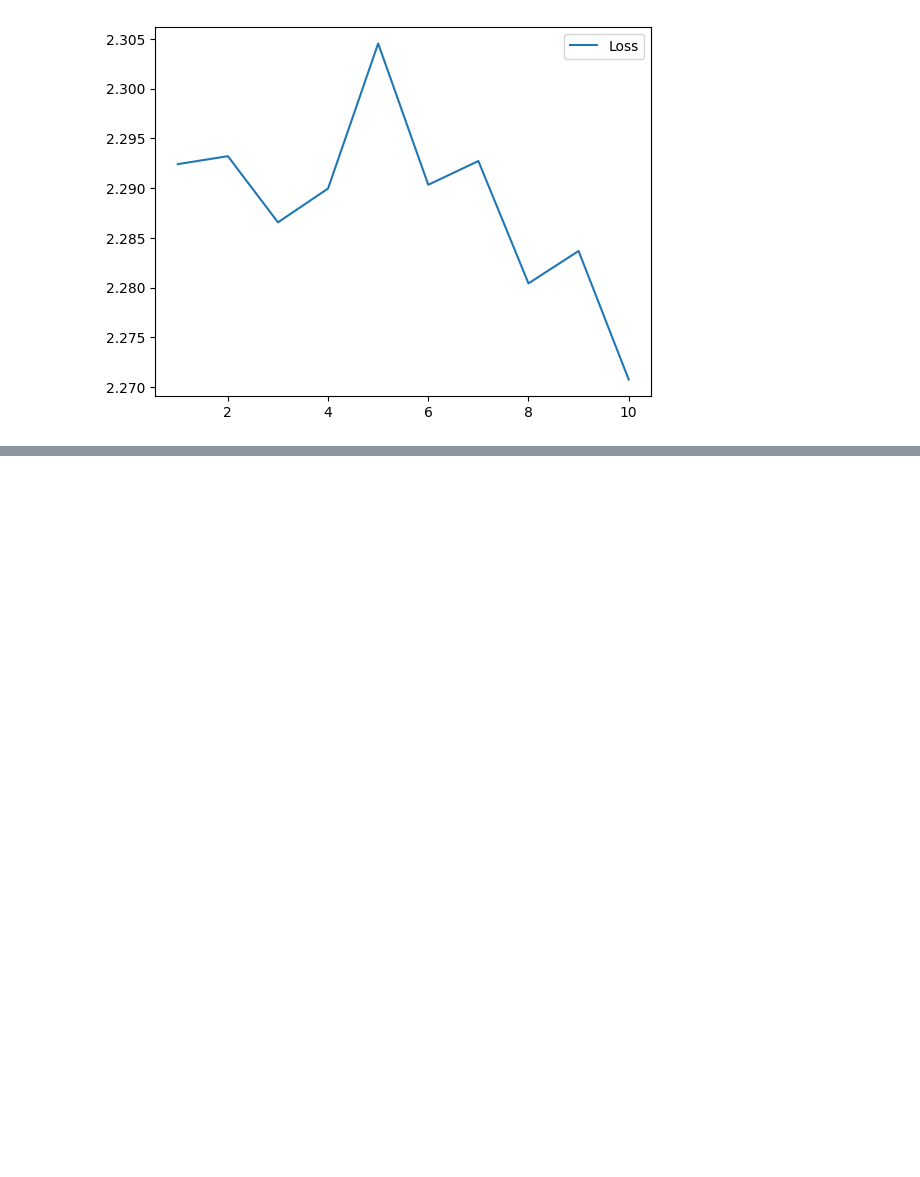
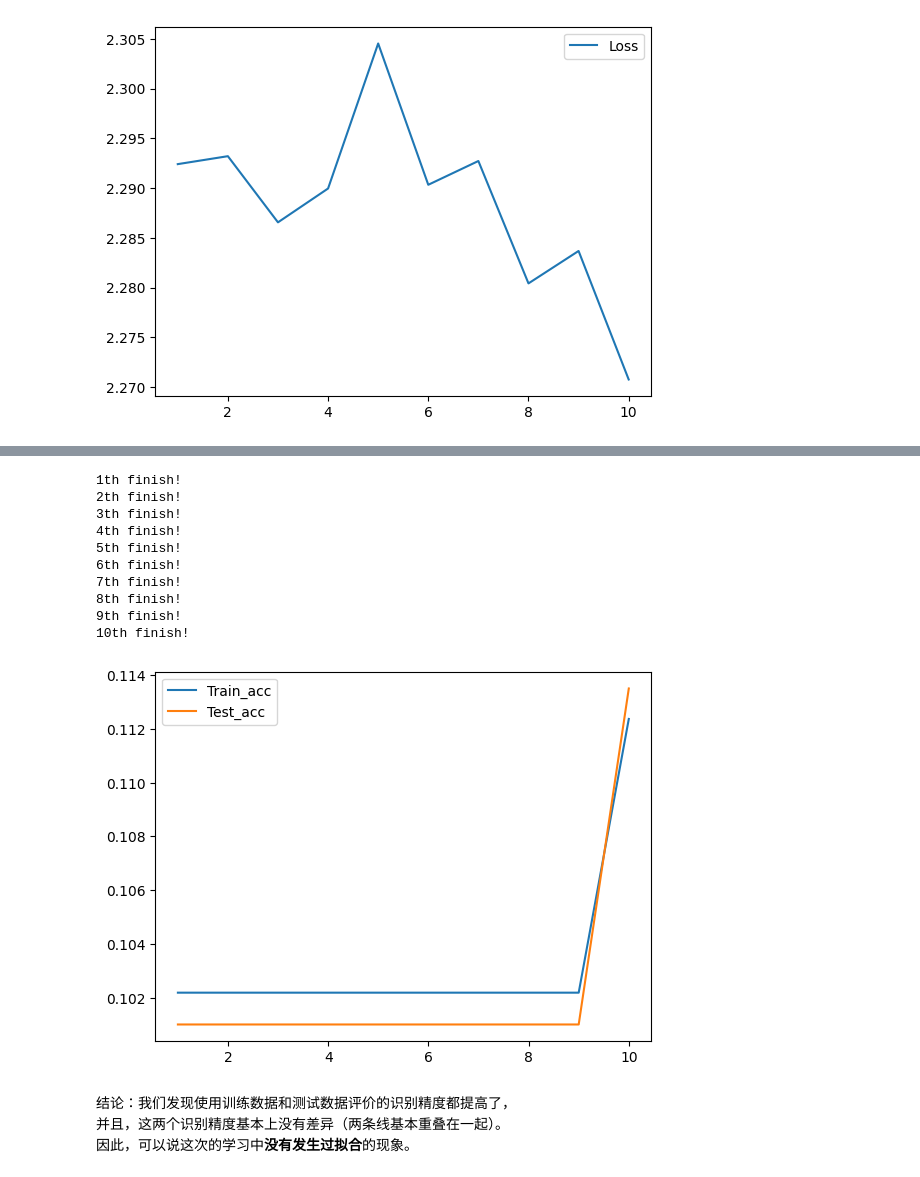
Before and after one commit to cuijunjie18/AI_notebook, a Jupyter notebook: deep_learning/鱼书1-学习算法的应用.ipynb, the cells around one changed output, grey strips where cells are left out. Cells and saved outputs as stored; diff of their text form; code cells hidden in the pictures; blank space fills up the shorter version.

```diff
--- a/deep_learning/鱼书1-学习算法的应用.ipynb
+++ b/deep_learning/鱼书1-学习算法的应用.ipynb
@@ -76,7 +76,7 @@ class TwoLayerNet:
 
         y = self.predict(x)
         y = np.argmax(y,axis = 1) # 仅取每个图像的最大可能的结果
-        if t.size() != y.size(): # 如果是one_hot格式的
+        if t.size != y.size: # 如果是one_hot格式的（注意size的用法）
             t = np.argmax(t,axis = 1)
 
         accuracy = np.sum(y == t)/float(x.shape[0]) # 计算识别精度
@@ -141,0 +159,68 @@ plt.show()
+# %%
+import matplotlib.pyplot as plt # 再导入一个绘图库
+
+# 重新加载数据集
+(x_train,t_train),(x_test,t_test) = load_mnist(flatten = True,one_hot_label = True)
+
+# 绘图用到的列表，展示性能
+train_loss_list = []
+train_acc_list = []
+test_acc_list = []
+
+# 设置超参数
+iters_num = 10
+batch_size = 100
+learning_rate = 0.1
+
+# 平均每个epoch的重复次数
+train_size = x_train.shape[0]
+iter_per_epoch = max(train_size/batch_size,1)
+
+# 初始化神经网络
+network = TwoLayerNet(input_size = 784,hidden_size = 50,output_size = 10)
+
+for i in range(iters_num):
+
+    # 获取mini-batch
+    batch_mask = np.random.choice(train_size,batch_size)
+    x_batch = x_train[batch_mask]
+    t_batch = t_train[batch_mask]
+
+    # 计算梯度
+    grads = network.numerical_gradient(x_batch,t_batch)
+
+    # 更新参数
+    for key in ('W1','b1','W2','b2'):
+        network.params[key] -= learning_rate*grads[key]
+
+    # 计算损失值
+    # loss = network.loss(x_batch,t_batch)
+    # train_loss_list.append(loss)
+
+    # 计算每个epoch的识别精度
+    if i%iter_per_epoch == 0 or True:
+        train_acc_list.append(network.accuracy(x_train,t_train))
+        test_acc_list.append(network.accuracy(x_test,t_test))
+    print(f"{i+1}th finish!")
+
+x_list = np.arange(1,len(train_acc_list)+1,1)
+plt.plot(x_list,train_acc_list,label = 'Train_acc')
+plt.plot(x_list,test_acc_list,label = 'Test_acc')
+plt.legend()
+plt.show()
+# %% [output]
+1th finish!
+2th finish!
+3th finish!
+4th finish!
+5th finish!
+6th finish!
+7th finish!
+8th finish!
+9th finish!
+10th finish!
+[figure, added]
+# %% [markdown]
+结论：我们发现使用训练数据和测试数据评价的识别精度都提高了，
+并且，这两个识别精度基本上没有差异（两条线基本重叠在一起）。
+因此，可以说这次的学习中**没有发生过拟合**的现象。
```
Also changed, not shown: parts of 4 cells of this notebook.
